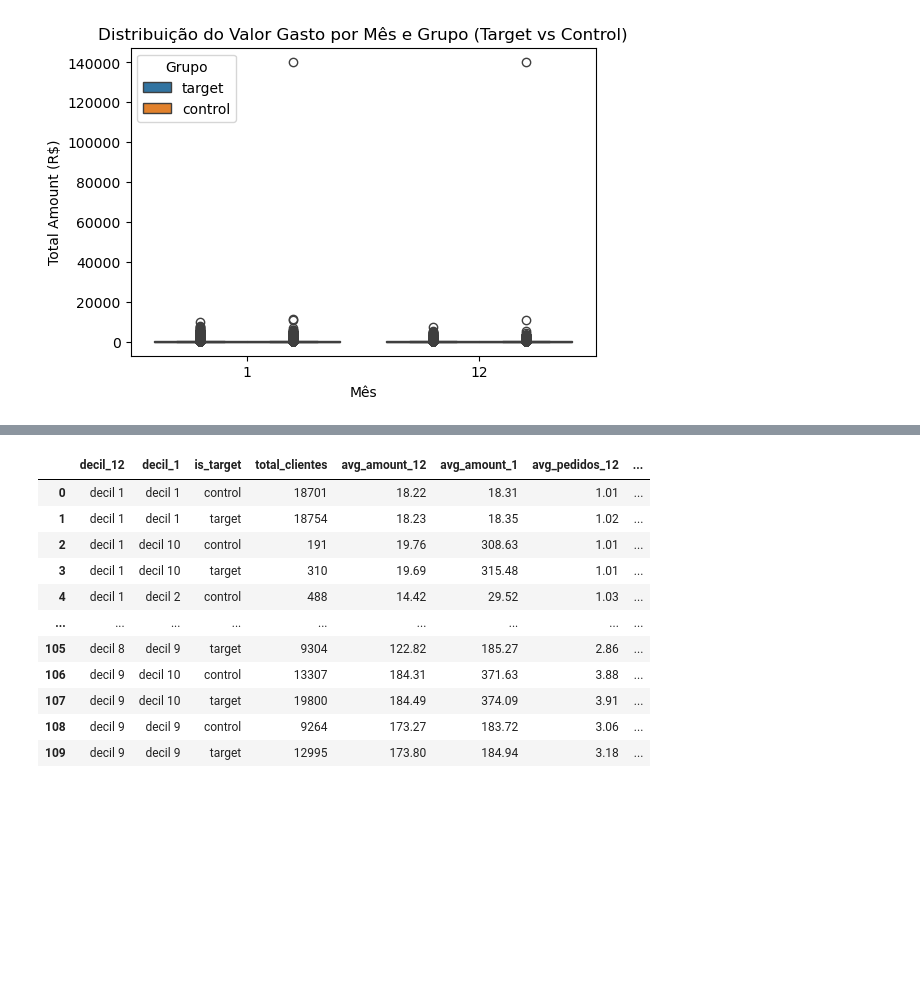
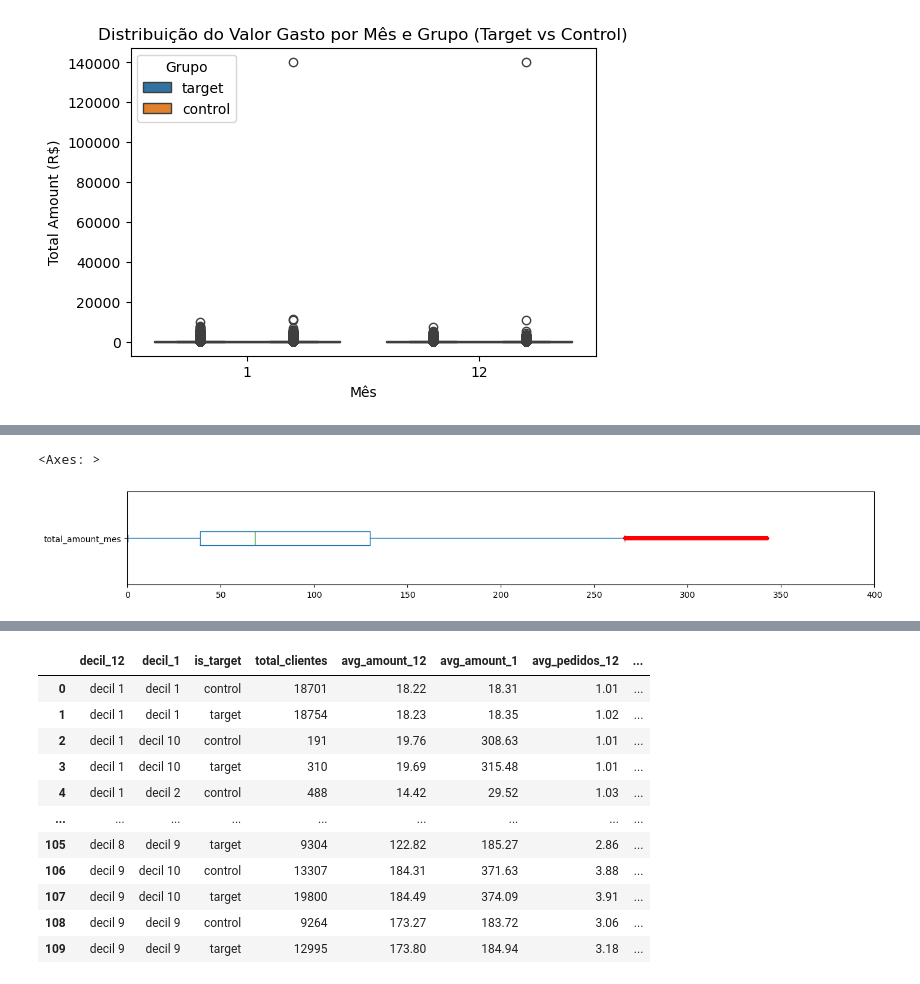
Before and after one commit to elianezanlorense/ifood_case, a Jupyter notebook: code/0.2 - Analisis.ipynb, the cells around one changed output, grey strips where cells are left out. Cells and saved outputs as stored; diff of their text form; code cells hidden in the pictures; blank space fills up the shorter version.

```diff
--- a/code/0.2 - Analisis.ipynb
+++ b/code/0.2 - Analisis.ipynb
@@ -154,0 +159,11 @@ plt.show()
+# %%
+distance = 1.5 * (np.nanpercentile(publico_janeiro_dezembro['total_amount_mes'], 75) - np.nanpercentile(publico_janeiro_dezembro['total_amount_mes'], 25))
+lim_sup=distance + np.nanpercentile(publico_janeiro_dezembro['total_amount_mes'], 75)
+# %%
+pb_drop = publico_janeiro_dezembro.drop(
+    publico_janeiro_dezembro[
+        (publico_janeiro_dezembro['total_amount_mes'] == 0) |
+        (publico_janeiro_dezembro['total_amount_mes'] > lim_sup)
+    ].index,
+    axis=0
+)
@@ -155,2 +182,8 @@ plt.show()
+# %%
+red_square = dict(markerfacecolor='r', markeredgecolor='r', marker='.')
+pb_drop['total_amount_mes'].plot(kind='box', xlim=(0, 400), vert=False, flierprops=red_square, figsize=(16,2))
+# %% [output]
+<Axes: >
+[figure, added]
 # %%
 df_decil,decil_dict=cria_base_decil_wide(publico_janeiro_dezembro,
```
Also changed, not shown: parts of 20 cells of this notebook, 2 other files.
